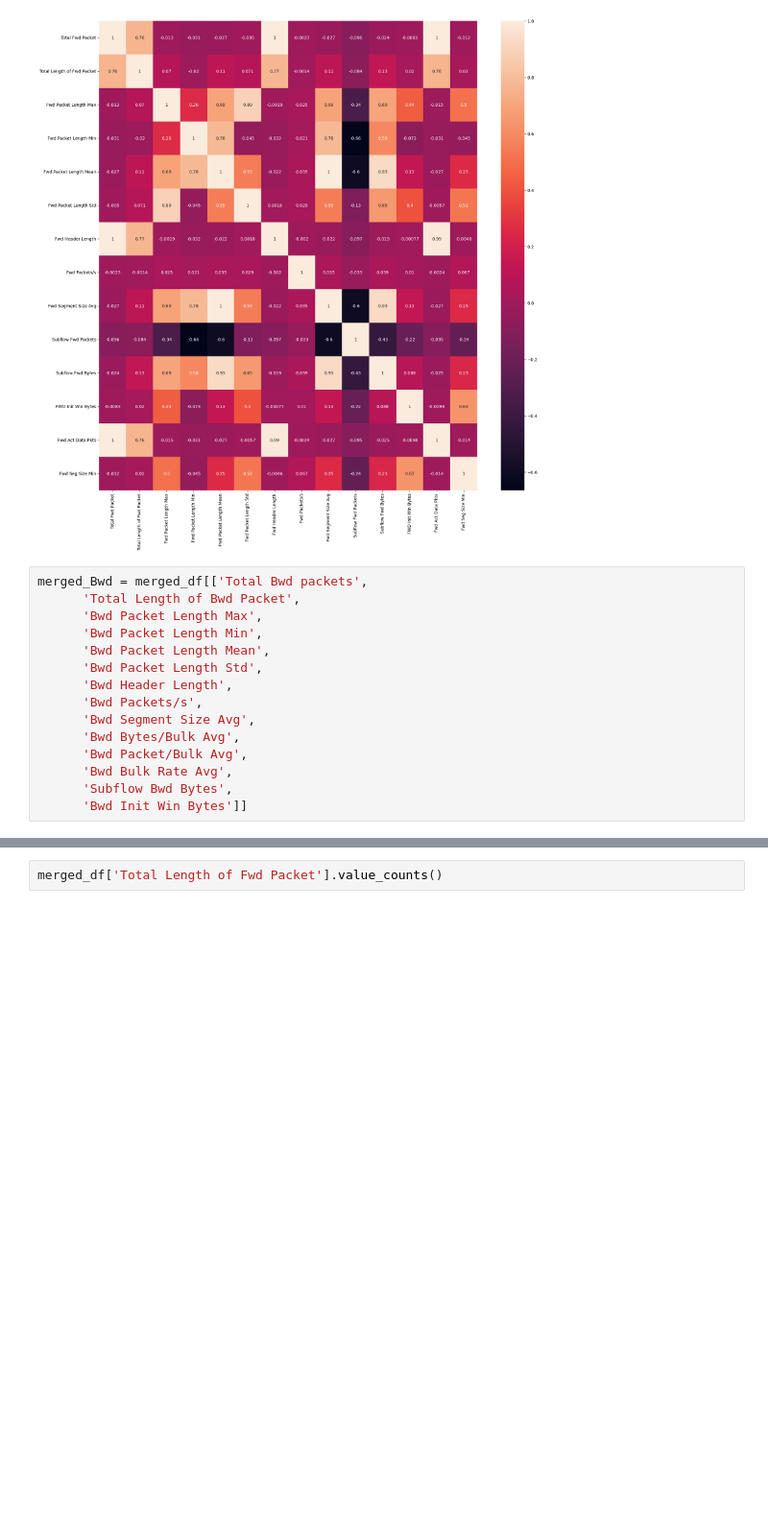
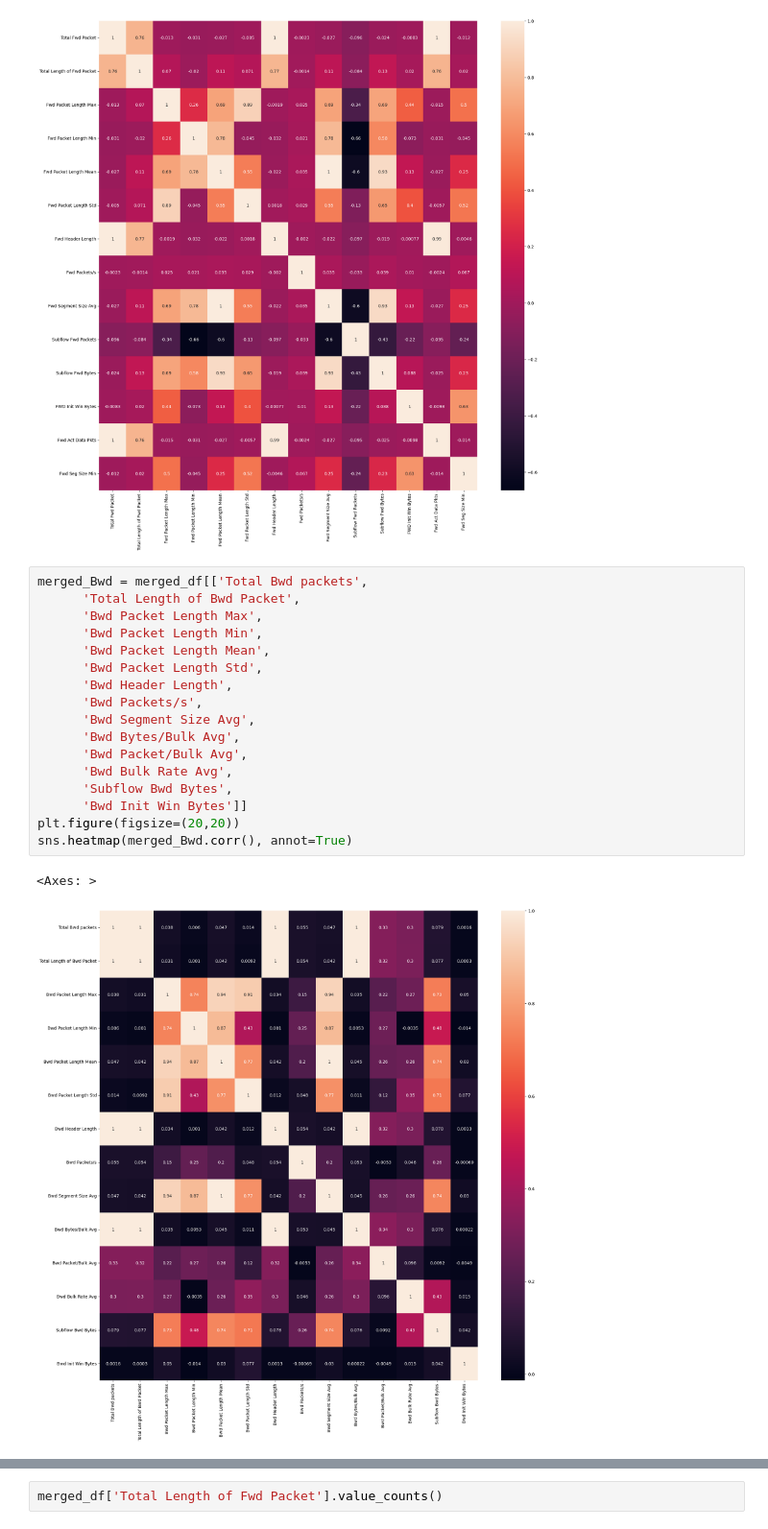
Before and after one commit to Totally-Kyle/The-CyberChase, a Jupyter notebook: Merged.ipynb, the cells around one changed output, grey strips where cells are left out. Shown at 96% size. Drawn from its saved outputs; the diff is of its cells as text; blank space fills up the shorter version.

```diff
--- a/Merged.ipynb
+++ b/Merged.ipynb
@@ -123,18 +116,23 @@ sns.heatmap(merged_Fwd.corr(), annot=True)
 # %%
 merged_Bwd = merged_df[['Total Bwd packets',
       'Total Length of Bwd Packet',
       'Bwd Packet Length Max',
       'Bwd Packet Length Min',
       'Bwd Packet Length Mean',
       'Bwd Packet Length Std',
       'Bwd Header Length',
       'Bwd Packets/s',
       'Bwd Segment Size Avg',
       'Bwd Bytes/Bulk Avg',
       'Bwd Packet/Bulk Avg',
       'Bwd Bulk Rate Avg',
       'Subflow Bwd Bytes',
       'Bwd Init Win Bytes']]
+plt.figure(figsize=(20,20))
+sns.heatmap(merged_Bwd.corr(), annot=True)
+# %% [output]
+<Axes: >
+[figure, added]
 # %%
 merged_Fwd = merged_df[['Total Fwd Packet',
                 'Total Length of Fwd Packet',
```
Also changed, not shown: parts of 19 cells of this notebook, 2 other files.
